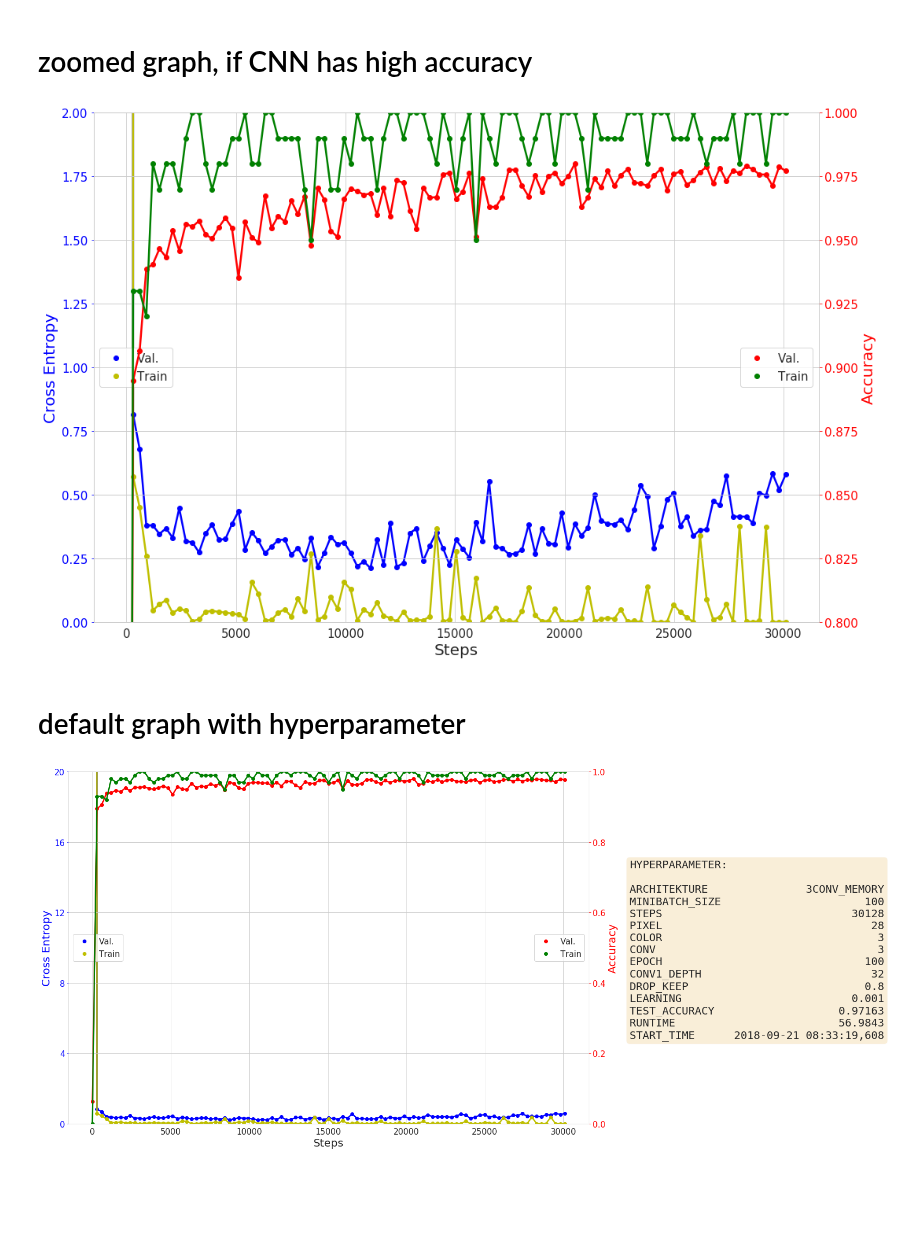
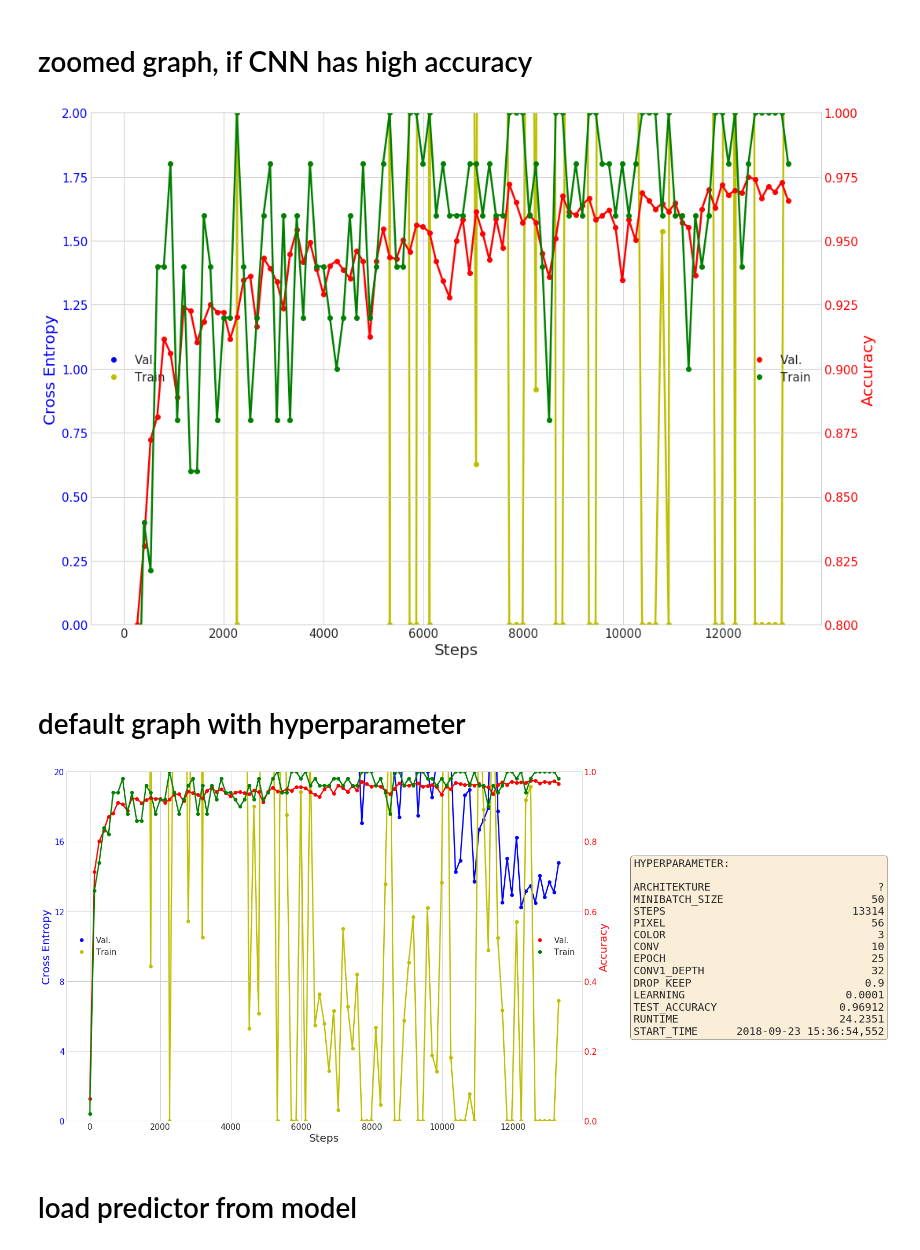
Before and after one commit to JeronimoMontero/AUT-CNN-TUB, a Jupyter notebook: Notebooks/CNN_performance_visualization.ipynb, the cells around one changed output. Drawn from its saved outputs; the diff is of its cells as text; code cells hidden in the pictures; blank space fills up the shorter version.

Commit message:
added predictor and segmentation

```diff
--- a/Notebooks/CNN_performance_visualization.ipynb
+++ b/Notebooks/CNN_performance_visualization.ipynb
@@ -8,7 +21,8 @@ sns.set_style("whitegrid")
 # %% [markdown]
 # read model log file
 # %%
-path = '/home/jeronimo/git/AUT-CNN-TUB/Data/Models/aws_28/model_merge_3CONV_MEMORY_28_b100_s30128_2018-09-21_08-33/model.log'
+path = '/home/jeronimo/Downloads/model_merge_3CONV_MEMORY_56_b50_s13314_2018-09-23_15-36/model.log'
+export_dir =  os.path.join(path.split('model.log')[0], 'simple_save')
 with open(path) as f:
     f = f.readlines()
 # %% [markdown]
@@ -85,8 +103,8 @@ for line in f:
 value_list.append(f[0].split(' - root -')[0])
 parameter_list.append('START_TIME')
 
-df = pd.DataFrame(data=value_list, index=parameter_list, columns=[''])
-df.to_csv(path.split('model.log')[0]+'table.csv')
+df_parameter = pd.DataFrame(data=value_list, index=parameter_list, columns=[''])
+df_parameter.to_csv(path.split('model.log')[0]+'table.csv')
 # %% [markdown]
 # default graph
 # %%
@@ -174,7 +192,7 @@ fig.tight_layout()
 plt.savefig(path.split('model.log')[0]+'graph_zoom')
 plt.show()
 # %% [output]
-[figure, old version]
+[figure, new version]
 # %% [markdown]
 # default graph with hyperparameter
 # %%
@@ -193,32 +211,34 @@ ax1.tick_params('x', labelsize=15)
 ax1.legend(loc=6, fontsize=15)
 
 # Make the y-axis label, ticks and tick labels match the line color.
 
 ax1.set_ylabel('Cross Entropy', color='b').set_fontsize(20)
 ax1.tick_params('y', colors='b', labelsize=15)
 #ax1.set_yticks([10,5,1,0.5])
 
 
 ax2 = ax1.twinx()
 ax2.set_ylim([0,1])
 #ax2.set_yscale('log')
 ax2.plot(step, steps_ac_val, 'ro', label='Val.')
 ax2.plot(step, steps_ac_val, 'r', lw= 2.5)
 
 ax2.plot(step, steps_ac_train, 'go', label='Train')
 ax2.plot(step, steps_ac_train, 'g',  lw= 2.5)
 ax2.set_ylabel('Accuracy', color='r').set_fontsize(20)
 
 ax2.tick_params('y', colors='r', labelsize=15)
 
 ax2.legend(loc=7, fontsize=15)
 fig.tight_layout()
 
 props = dict(boxstyle='round', facecolor='wheat', alpha=0.5)
-fig.text(1.01,0.75, 'HYPERPARAMETER:\n' + df.to_string(), transform=ax2.transAxes, fontsize=20, family='monospace',
+fig.text(1.1,0.75, 'HYPERPARAMETER:\n' + df_parameter.to_string(), transform=ax2.transAxes, fontsize=20, family='monospace',
         verticalalignment='top', bbox=props)
 
 plt.savefig(path.split('model.log')[0]+'graph_data', bbox_inches='tight', pad_inches= 0.5)
 plt.show()
 # %% [output]
-[figure, old version]
+[figure, new version]
+# %% [markdown]
+# load predictor from model
```
Also changed, not shown: parts of 11 cells of this notebook, 4 other files.
